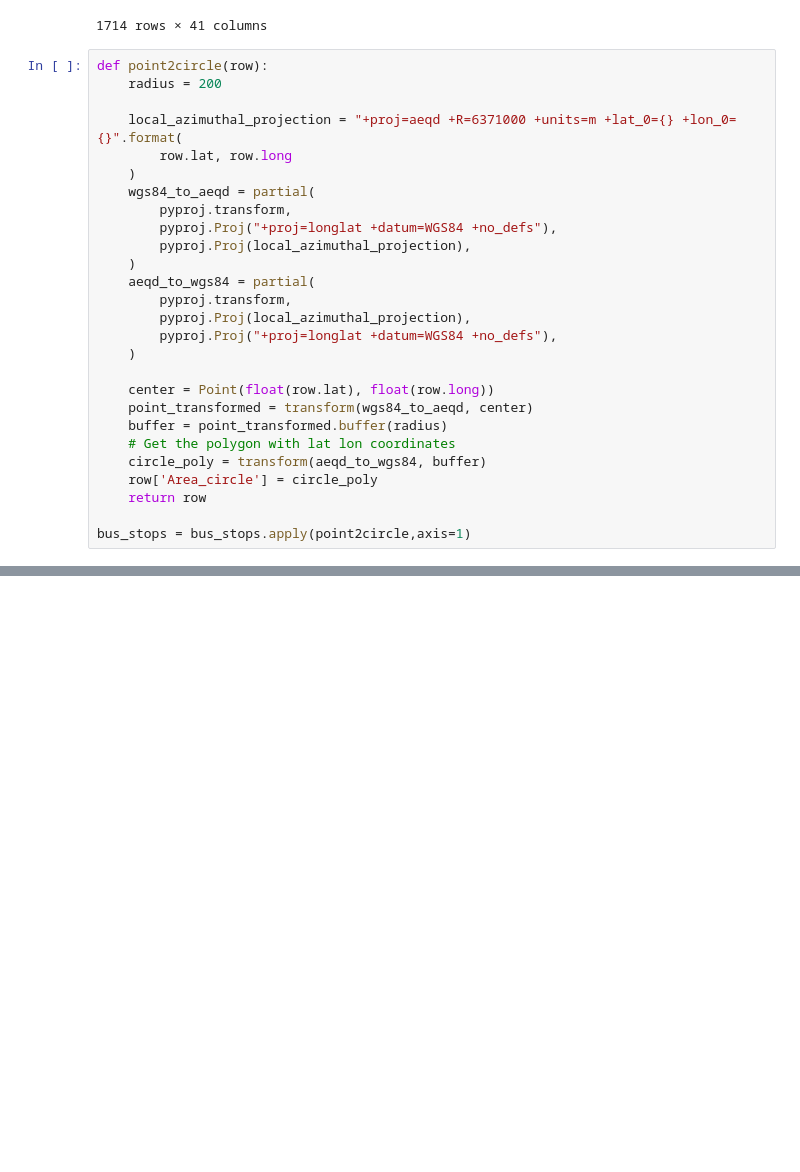
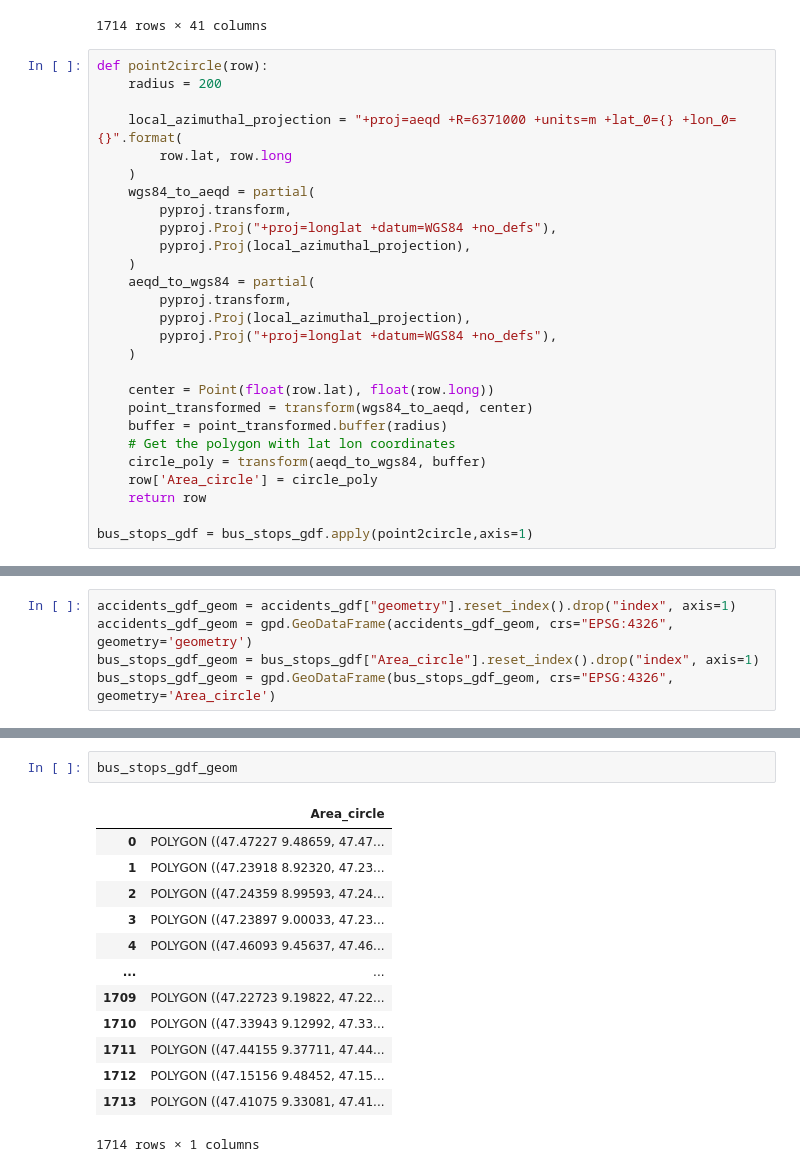
Before and after one commit to oculusignis/ML_hackathon, a Jupyter notebook: accidents.ipynb, the cells around one changed output, grey strips where cells are left out. Saved outputs shown, nothing was run; the diff lists cells and outputs as text; blank space fills up the shorter version.

```diff
--- a/accidents.ipynb
+++ b/accidents.ipynb
@@ -201,5 +201,5 @@ def point2circle(row):
     row['Area_circle'] = circle_poly
     return row
 
-bus_stops = bus_stops.apply(point2circle,axis=1)
+bus_stops_gdf = bus_stops_gdf.apply(point2circle,axis=1)
 # %%
@@ -214,0 +219,5 @@ bus_stops.head()
+# %%
+accidents_gdf_geom = accidents_gdf["geometry"].reset_index().drop("index", axis=1)
+accidents_gdf_geom = gpd.GeoDataFrame(accidents_gdf_geom, crs="EPSG:4326", geometry='geometry')
+bus_stops_gdf_geom = bus_stops_gdf["Area_circle"].reset_index().drop("index", axis=1)
+bus_stops_gdf_geom = gpd.GeoDataFrame(bus_stops_gdf_geom, crs="EPSG:4326", geometry='Area_circle')
@@ -214,0 +268,16 @@ bus_stops.head()
+# %%
+bus_stops_gdf_geom
+# %% [output]
+|  | Area_circle |
+| 0 | POLYGON ((47.47227 9.48659, 47.47... |
+| 1 | POLYGON ((47.23918 8.92320, 47.23... |
+| 2 | POLYGON ((47.24359 8.99593, 47.24... |
+| 3 | POLYGON ((47.23897 9.00033, 47.23... |
+| 4 | POLYGON ((47.46093 9.45637, 47.46... |
+| ... | ... |
+| 1709 | POLYGON ((47.22723 9.19822, 47.22... |
+| 1710 | POLYGON ((47.33943 9.12992, 47.33... |
+| 1711 | POLYGON ((47.44155 9.37711, 47.44... |
+| 1712 | POLYGON ((47.15156 9.48452, 47.15... |
+| 1713 | POLYGON ((47.41075 9.33081, 47.41... |
+1714 rows × 1 columns
```
Also changed, not shown: parts of 8 cells of this notebook.
